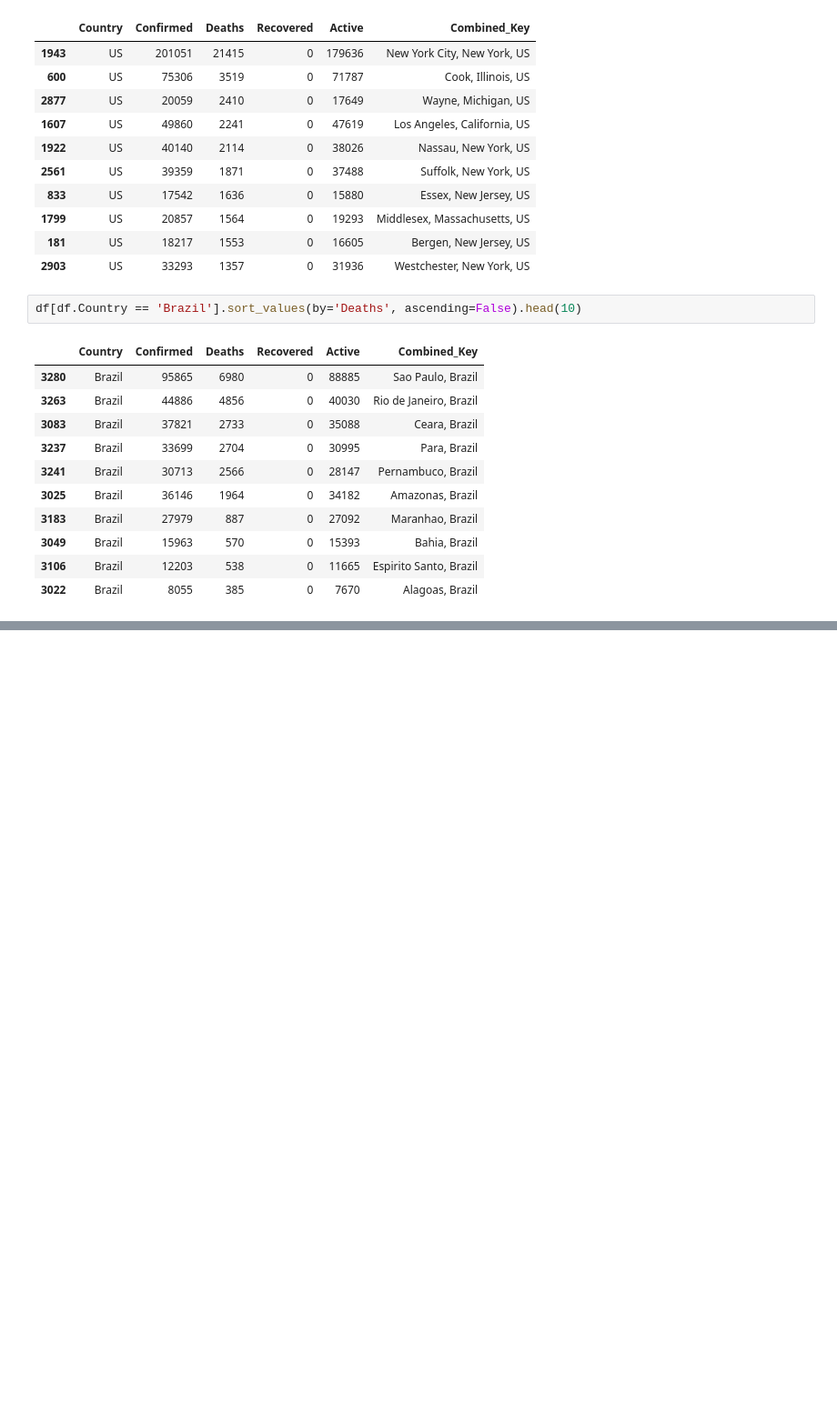
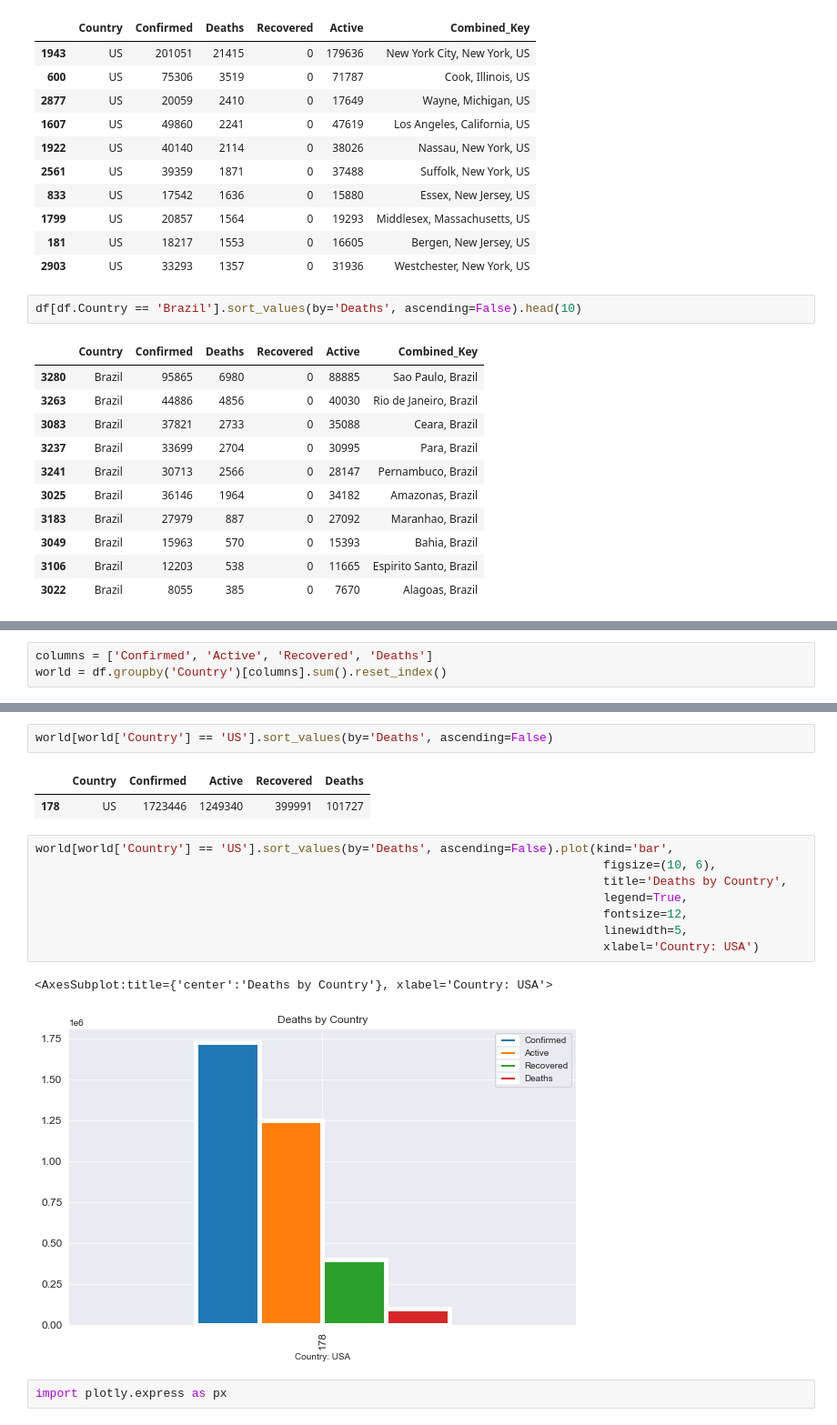
Before and after one commit to roblivesinottawa/analysis-covid-python, a Jupyter notebook: analysis-covid-python-workspace/notebooks/2020/05-28-2020.ipynb, the cells around one changed output, grey strips where cells are left out. Shown at 91% size. Saved outputs shown, nothing was run; the diff lists cells and outputs as text; blank space fills up the shorter version.

```diff
--- a/analysis-covid-python-workspace/notebooks/2020/05-28-2020.ipynb
+++ b/analysis-covid-python-workspace/notebooks/2020/05-28-2020.ipynb
@@ -145,0 +304,3 @@ df[df.Country == 'Brazil'].sort_values(by='Deaths', ascending=False).head(10)
+# %%
+columns = ['Confirmed', 'Active', 'Recovered', 'Deaths']
+world = df.groupby('Country')[columns].sum().reset_index()
@@ -145,0 +316,18 @@ df[df.Country == 'Brazil'].sort_values(by='Deaths', ascending=False).head(10)
+# %%
+world[world['Country'] == 'US'].sort_values(by='Deaths', ascending=False)
+# %% [output]
+|  | Country | Confirmed | Active | Recovered | Deaths |
+| 178 | US | 1723446 | 1249340 | 399991 | 101727 |
+# %%
+world[world['Country'] == 'US'].sort_values(by='Deaths', ascending=False).plot(kind='bar',
+                                                                                figsize=(10, 6),
+                                                                                title='Deaths by Country',
+                                                                                legend=True,
+                                                                                fontsize=12,
+                                                                                linewidth=5,
+                                                                                xlabel='Country: USA')
+# %% [output]
+<AxesSubplot:title={'center':'Deaths by Country'}, xlabel='Country: USA'>
+[figure, added]
+# %%
+import plotly.express as px
```
Also changed, not shown: parts of 19 cells of this notebook.
